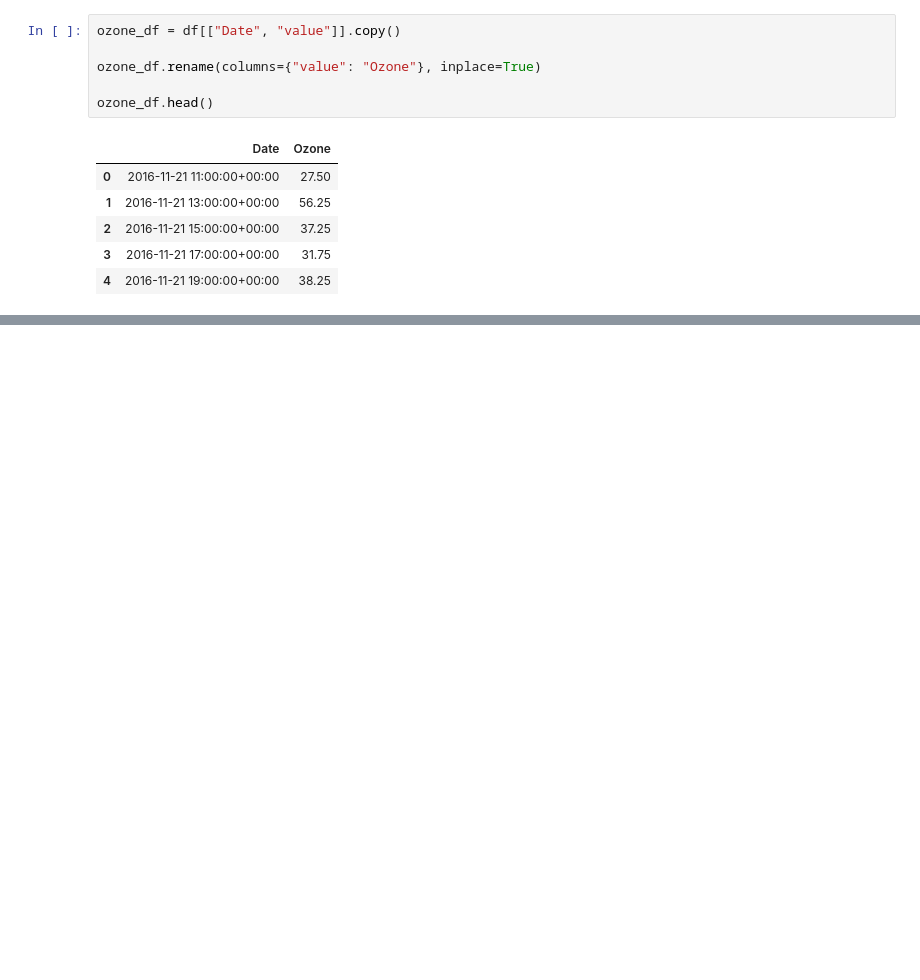
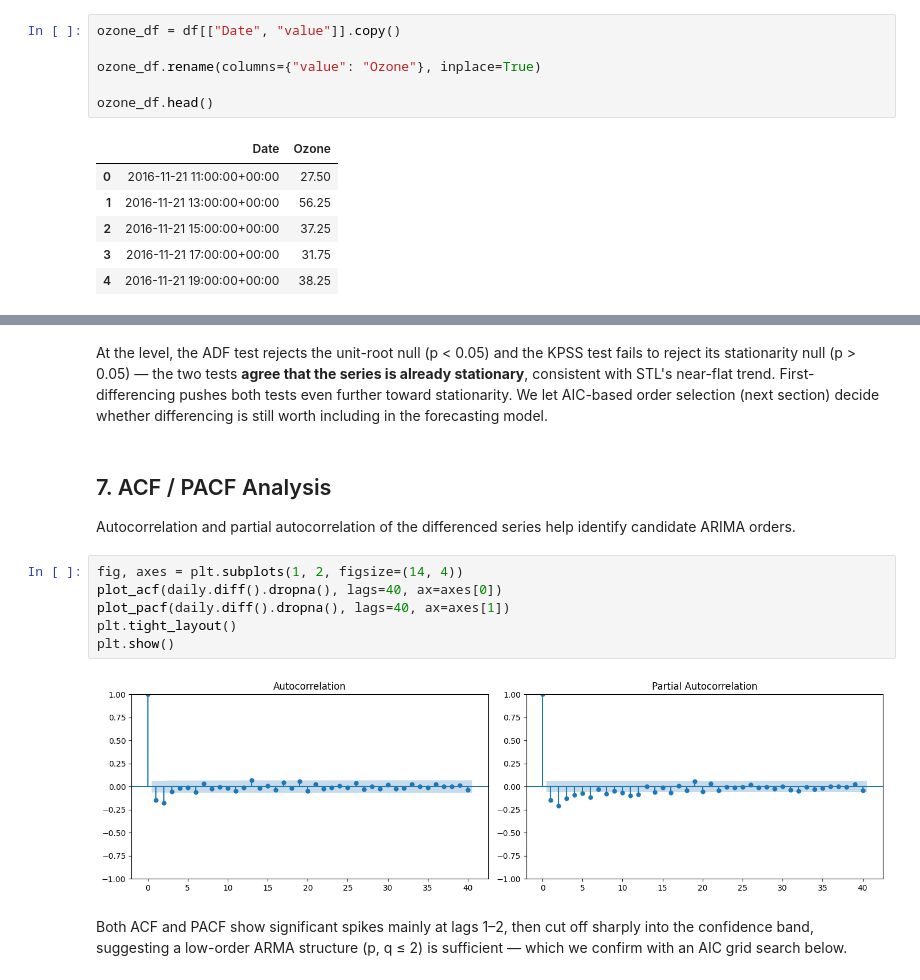
Before and after one commit to aykahsay/N-mes-Gauzy-france-ozone-time-series-forecasting, a Jupyter notebook: paris-ozone-time-series-forecasting.ipynb, the cells around one changed output, grey strips where cells are left out. Cells and saved outputs as stored; diff of their text form; blank space fills up the shorter version.

```diff
--- a/paris-ozone-time-series-forecasting.ipynb
+++ b/paris-ozone-time-series-forecasting.ipynb
@@ -217,0 +385,16 @@ ozone_df.head()
+# %% [markdown]
+At the level, the ADF test rejects the unit-root null (p < 0.05) and the KPSS test fails to reject its stationarity null (p > 0.05) — the two tests **agree that the series is already stationary**, consistent with STL's near-flat trend. First-differencing pushes both tests even further toward stationarity. We let AIC-based order selection (next section) decide whether differencing is still worth including in the forecasting model.
+# %% [markdown]
+## 7. ACF / PACF Analysis
+
+Autocorrelation and partial autocorrelation of the differenced series help identify candidate ARIMA orders.
+# %%
+fig, axes = plt.subplots(1, 2, figsize=(14, 4))
+plot_acf(daily.diff().dropna(), lags=40, ax=axes[0])
+plot_pacf(daily.diff().dropna(), lags=40, ax=axes[1])
+plt.tight_layout()
+plt.show()
+# %% [output]
+[figure, added]
+# %% [markdown]
+Both ACF and PACF show significant spikes mainly at lags 1–2, then cut off sharply into the confidence band, suggesting a low-order ARMA structure (p, q ≤ 2) is sufficient — which we confirm with an AIC grid search below.
```
Also changed, not shown: parts of 42 cells of this notebook, 15 other files.
